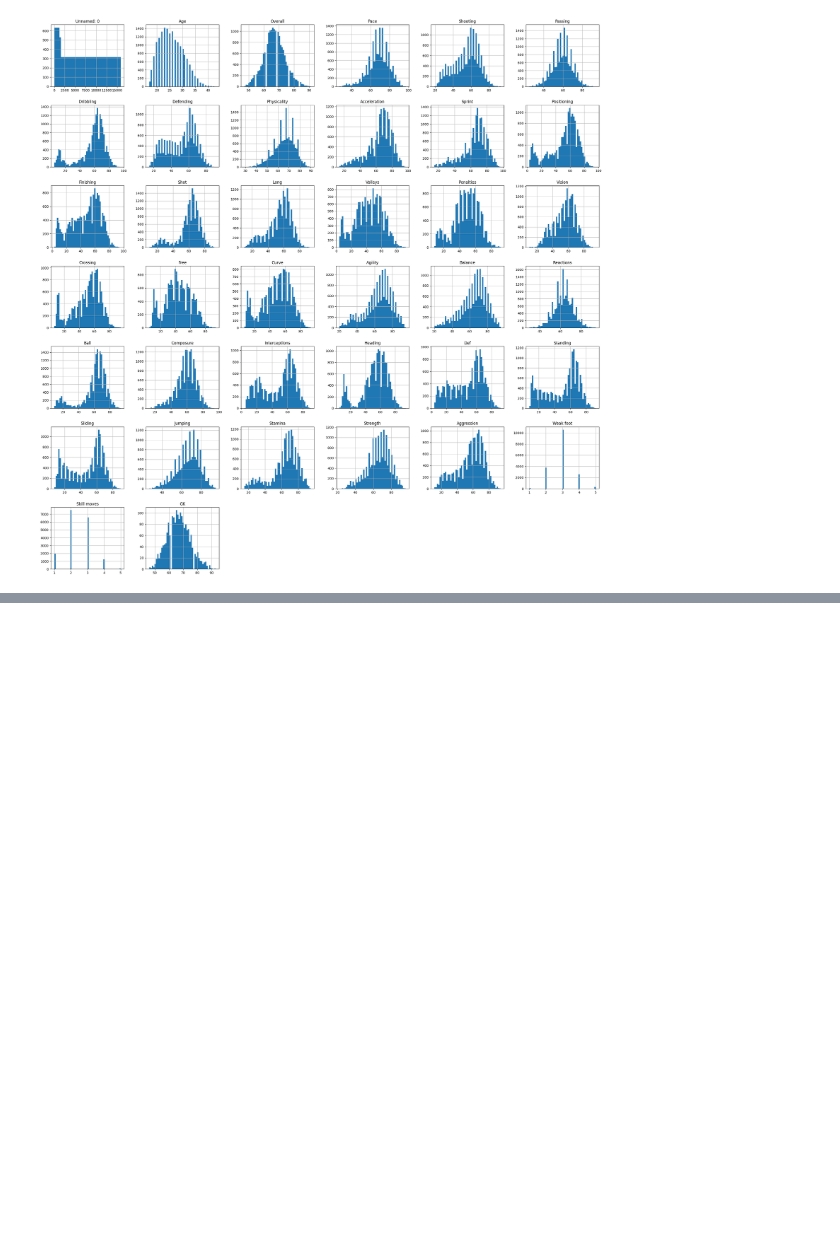
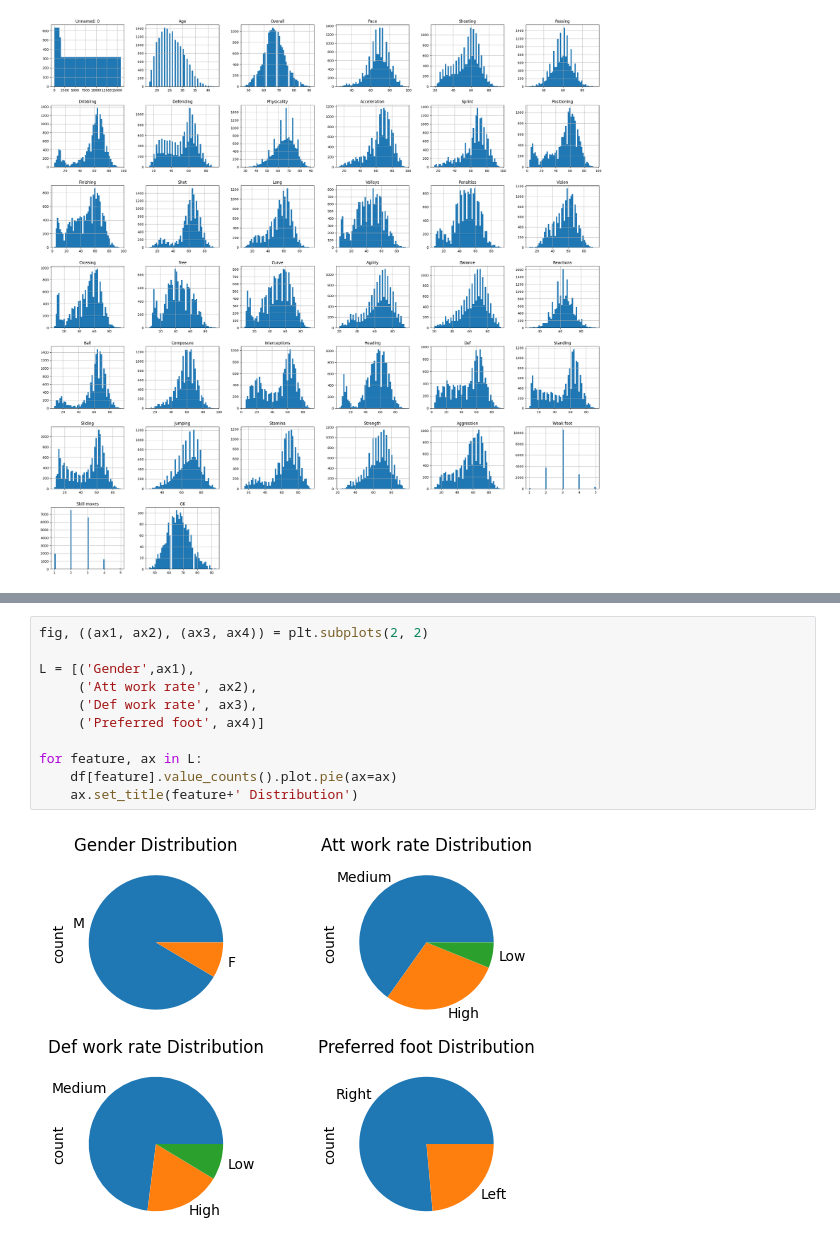
Before and after one commit to elouanzer/AAAproject_FC24, a Jupyter notebook: FC24_MLproject.ipynb, the cells around one changed output, grey strips where cells are left out. Drawn from its saved outputs; the diff is of its cells as text; blank space fills up the shorter version.

```diff
--- a/FC24_MLproject.ipynb
+++ b/FC24_MLproject.ipynb
@@ -118,0 +166,13 @@ plt.show()
+# %%
+fig, ((ax1, ax2), (ax3, ax4)) = plt.subplots(2, 2)
+
+L = [('Gender',ax1),
+     ('Att work rate', ax2),
+     ('Def work rate', ax3),
+     ('Preferred foot', ax4)]
+
+for feature, ax in L:
+    df[feature].value_counts().plot.pie(ax=ax)
+    ax.set_title(feature+' Distribution')
+# %% [output]
+[figure, added]
```
Also changed, not shown: parts of 22 cells of this notebook.
